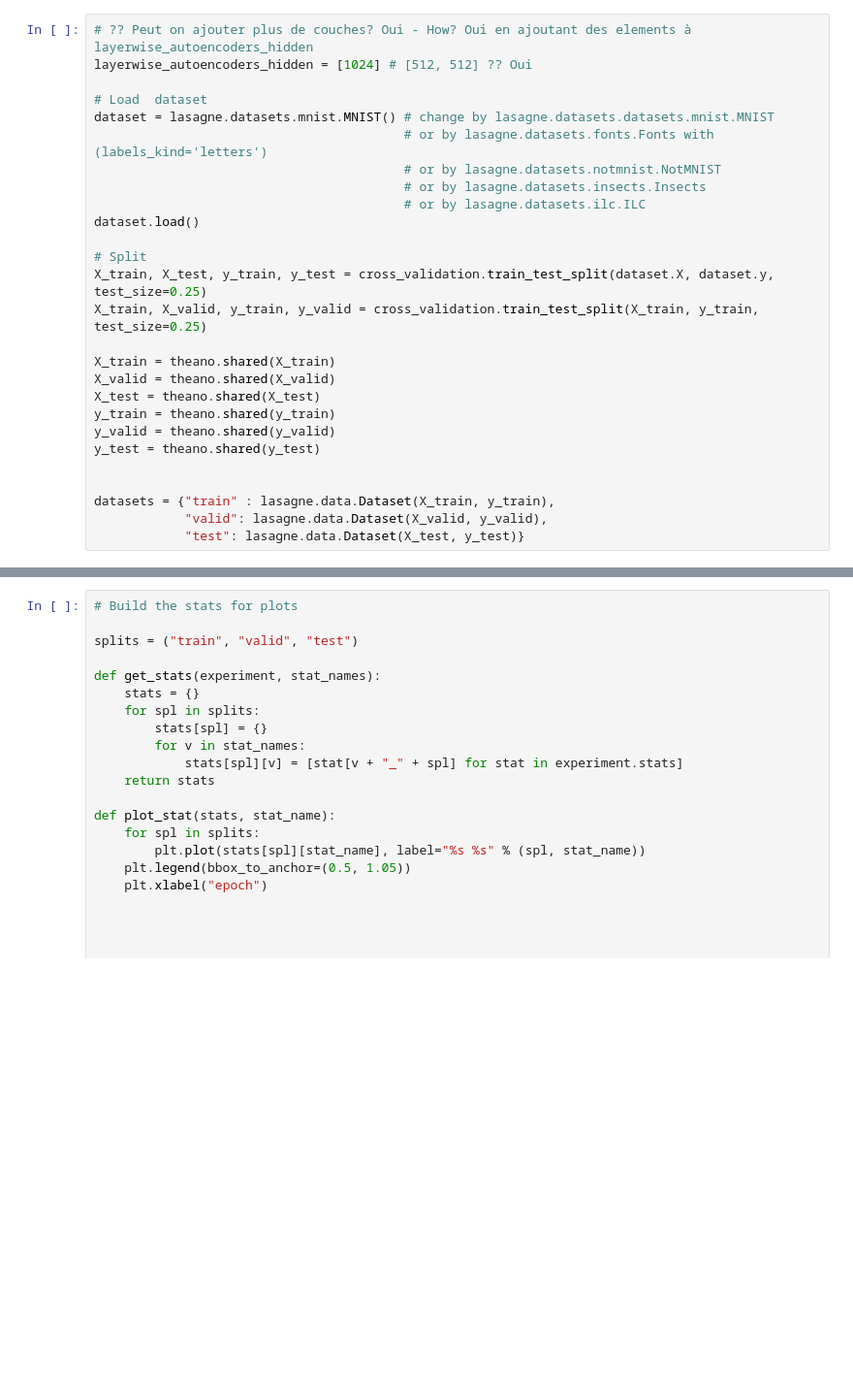
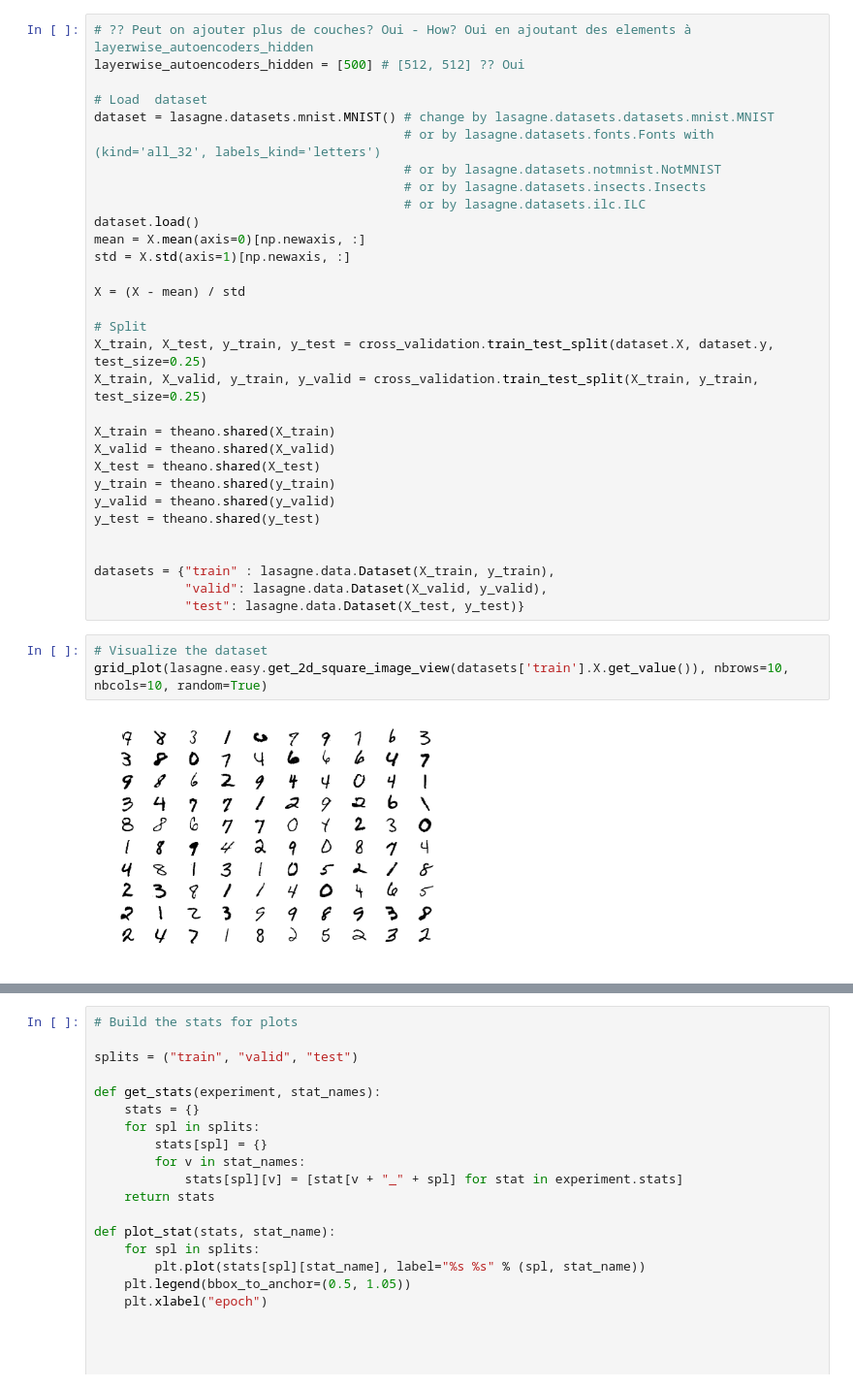
Before and after one commit to mehdidc/creativity, a Jupyter notebook: models/autolasagne.ipynb, the cells around one changed output, grey strips where cells are left out. Shown at 97% size. Drawn from its saved outputs; the diff is of its cells as text; blank space fills up the shorter version.

```diff
--- a/models/autolasagne.ipynb
+++ b/models/autolasagne.ipynb
@@ -312,15 +332,19 @@ class Experiment(lasagne.easy.Experiment):
         plt.show()
 # %%
 # ?? Peut on ajouter plus de couches? Oui - How? Oui en ajoutant des elements à layerwise_autoencoders_hidden
-layerwise_autoencoders_hidden = [1024] # [512, 512] ?? Oui
+layerwise_autoencoders_hidden = [500] # [512, 512] ?? Oui
 
 # Load  dataset
 dataset = lasagne.datasets.mnist.MNIST() # change by lasagne.datasets.datasets.mnist.MNIST
-                                         # or by lasagne.datasets.fonts.Fonts with (labels_kind='letters')
+                                         # or by lasagne.datasets.fonts.Fonts with (kind='all_32', labels_kind='letters')
                                          # or by lasagne.datasets.notmnist.NotMNIST
                                          # or by lasagne.datasets.insects.Insects
                                          # or by lasagne.datasets.ilc.ILC
 dataset.load()
+mean = X.mean(axis=0)[np.newaxis, :]
+std = X.std(axis=1)[np.newaxis, :]
+
+X = (X - mean) / std
 
 # Split
 X_train, X_test, y_train, y_test = cross_validation.train_test_split(dataset.X, dataset.y, test_size=0.25)
@@ -337,6 +361,11 @@ y_test = theano.shared(y_test)
 datasets = {"train" : lasagne.data.Dataset(X_train, y_train),
             "valid": lasagne.data.Dataset(X_valid, y_valid),
             "test": lasagne.data.Dataset(X_test, y_test)}
+# %%
+# Visualize the dataset
+grid_plot(lasagne.easy.get_2d_square_image_view(datasets['train'].X.get_value()), nbrows=10, nbcols=10, random=True)
+# %% [output]
+[figure, added]
 # %%
 # un experiment c'est un entrainment d'un auto-encoder.
 # dans chaque experiment on entraine un auto-encoder pour reconstruire la couche precedente (greedy layer-wise auto-encoders)
```
Also changed, not shown: parts of 12 cells of this notebook.
